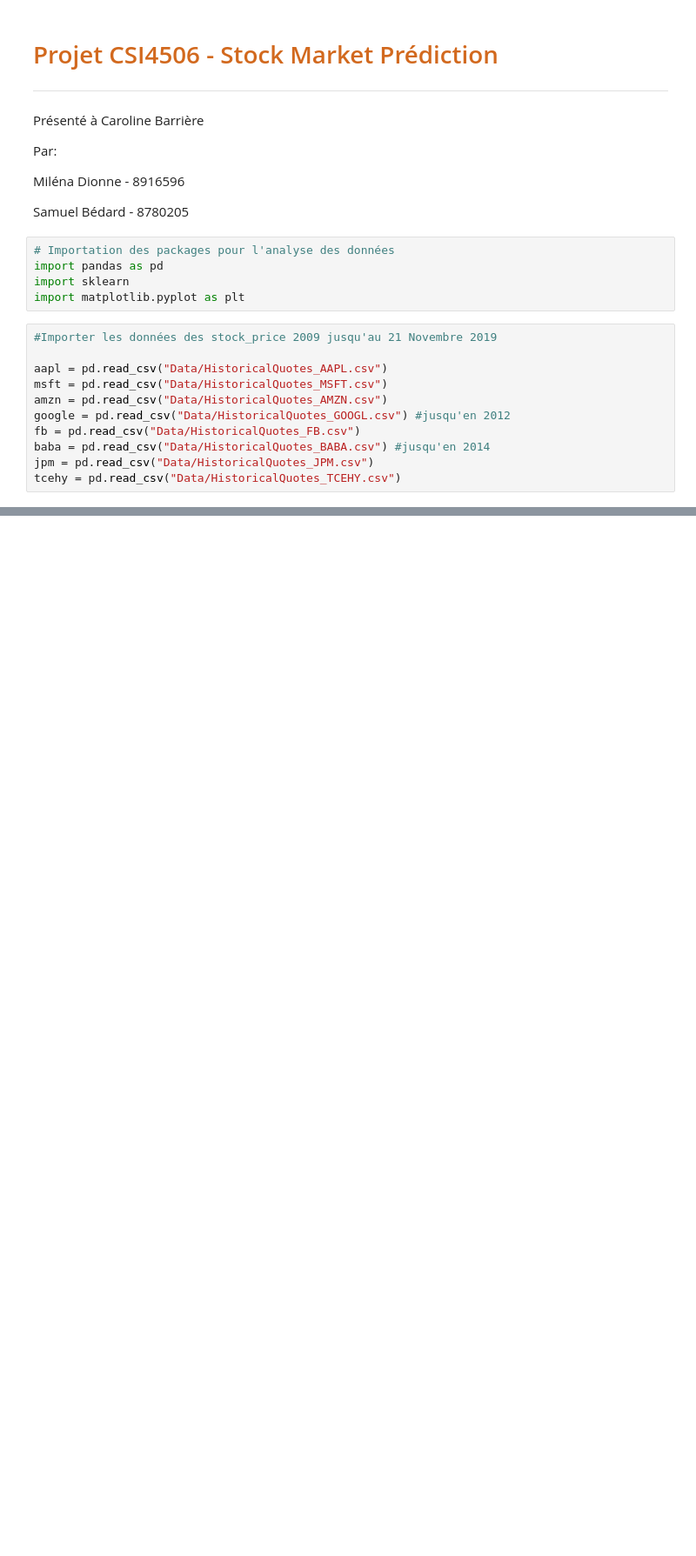
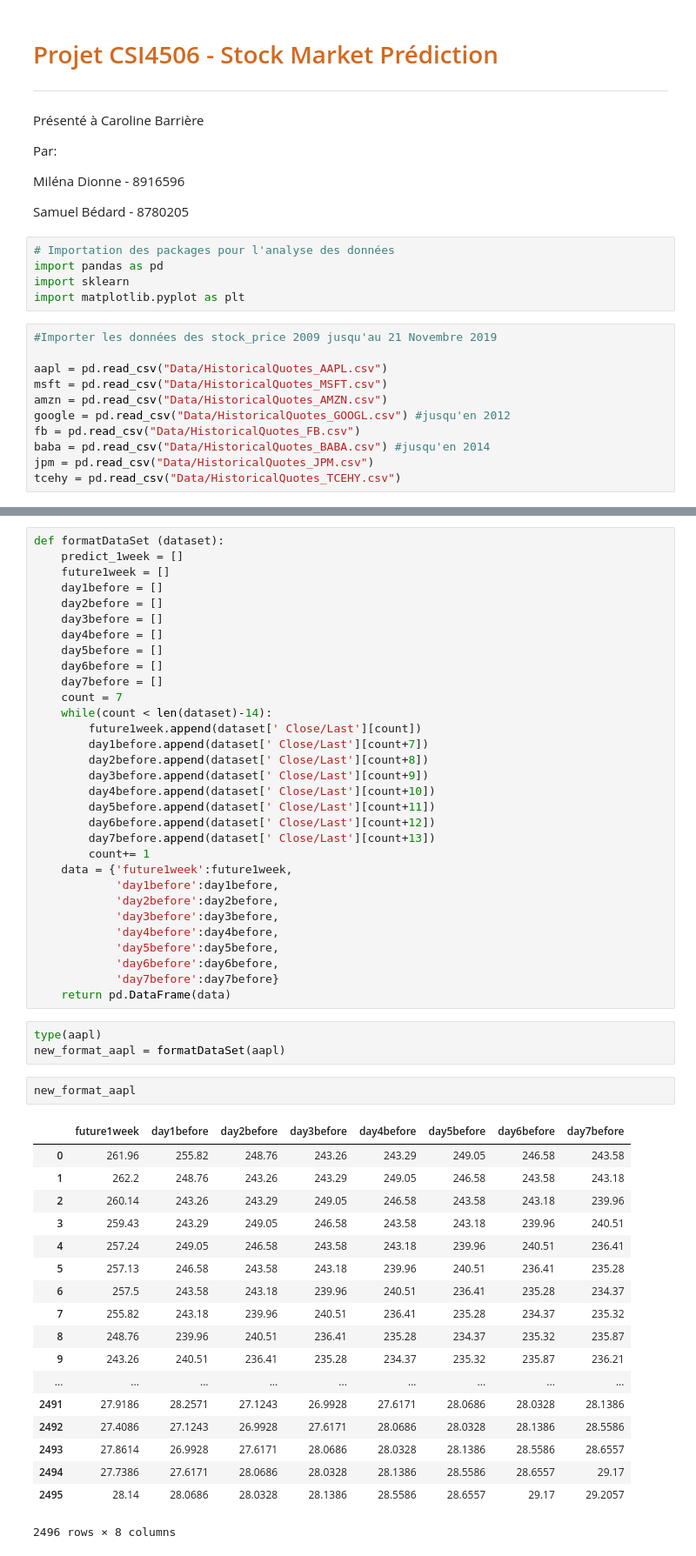
Before and after one commit to MilenaDionne/project-CSI4506, a Jupyter notebook: projetCSI4506.ipynb, the cells around one changed output, grey strips where cells are left out. Shown at 87% size. Cells and saved outputs as stored; diff of their text form; blank space fills up the shorter version.

Commit message:
added creation of data set

```diff
--- a/projetCSI4506.ipynb
+++ b/projetCSI4506.ipynb
@@ -91,0 +104,55 @@ test_end_date = '11/21/2019'
+# %%
+def formatDataSet (dataset):
+    predict_1week = []
+    future1week = []
+    day1before = []
+    day2before = []
+    day3before = []
+    day4before = []
+    day5before = []
+    day6before = []
+    day7before = []
+    count = 7
+    while(count < len(dataset)-14):
+        future1week.append(dataset[' Close/Last'][count])
+        day1before.append(dataset[' Close/Last'][count+7])
+        day2before.append(dataset[' Close/Last'][count+8])
+        day3before.append(dataset[' Close/Last'][count+9])
+        day4before.append(dataset[' Close/Last'][count+10])
+        day5before.append(dataset[' Close/Last'][count+11])
+        day6before.append(dataset[' Close/Last'][count+12])
+        day7before.append(dataset[' Close/Last'][count+13])
+        count+= 1
+    data = {'future1week':future1week,
+            'day1before':day1before,
+            'day2before':day2before,
+            'day3before':day3before,
+            'day4before':day4before,
+            'day5before':day5before,
+            'day6before':day6before,
+            'day7before':day7before}
+    return pd.DataFrame(data)
+# %%
+type(aapl)
+new_format_aapl = formatDataSet(aapl)
+# %%
+new_format_aapl
+# %% [output]
+|  | future1week | day1before | day2before | day3before | day4before | day5before | day6before | day7before |
+| 0 | 261.96 | 255.82 | 248.76 | 243.26 | 243.29 | 249.05 | 246.58 | 243.58 |
+| 1 | 262.2 | 248.76 | 243.26 | 243.29 | 249.05 | 246.58 | 243.58 | 243.18 |
+| 2 | 260.14 | 243.26 | 243.29 | 249.05 | 246.58 | 243.58 | 243.18 | 239.96 |
+| 3 | 259.43 | 243.29 | 249.05 | 246.58 | 243.58 | 243.18 | 239.96 | 240.51 |
+| 4 | 257.24 | 249.05 | 246.58 | 243.58 | 243.18 | 239.96 | 240.51 | 236.41 |
+| 5 | 257.13 | 246.58 | 243.58 | 243.18 | 239.96 | 240.51 | 236.41 | 235.28 |
+| 6 | 257.5 | 243.58 | 243.18 | 239.96 | 240.51 | 236.41 | 235.28 | 234.37 |
+| 7 | 255.82 | 243.18 | 239.96 | 240.51 | 236.41 | 235.28 | 234.37 | 235.32 |
+| 8 | 248.76 | 239.96 | 240.51 | 236.41 | 235.28 | 234.37 | 235.32 | 235.87 |
+| 9 | 243.26 | 240.51 | 236.41 | 235.28 | 234.37 | 235.32 | 235.87 | 236.21 |
+| ... | ... | ... | ... | ... | ... | ... | ... | ... |
+| 2491 | 27.9186 | 28.2571 | 27.1243 | 26.9928 | 27.6171 | 28.0686 | 28.0328 | 28.1386 |
+| 2492 | 27.4086 | 27.1243 | 26.9928 | 27.6171 | 28.0686 | 28.0328 | 28.1386 | 28.5586 |
+| 2493 | 27.8614 | 26.9928 | 27.6171 | 28.0686 | 28.0328 | 28.1386 | 28.5586 | 28.6557 |
+| 2494 | 27.7386 | 27.6171 | 28.0686 | 28.0328 | 28.1386 | 28.5586 | 28.6557 | 29.17 |
+| 2495 | 28.14 | 28.0686 | 28.0328 | 28.1386 | 28.5586 | 28.6557 | 29.17 | 29.2057 |
+2496 rows × 8 columns
```
Also changed, not shown: parts of 7 cells of this notebook, 1 other file.
